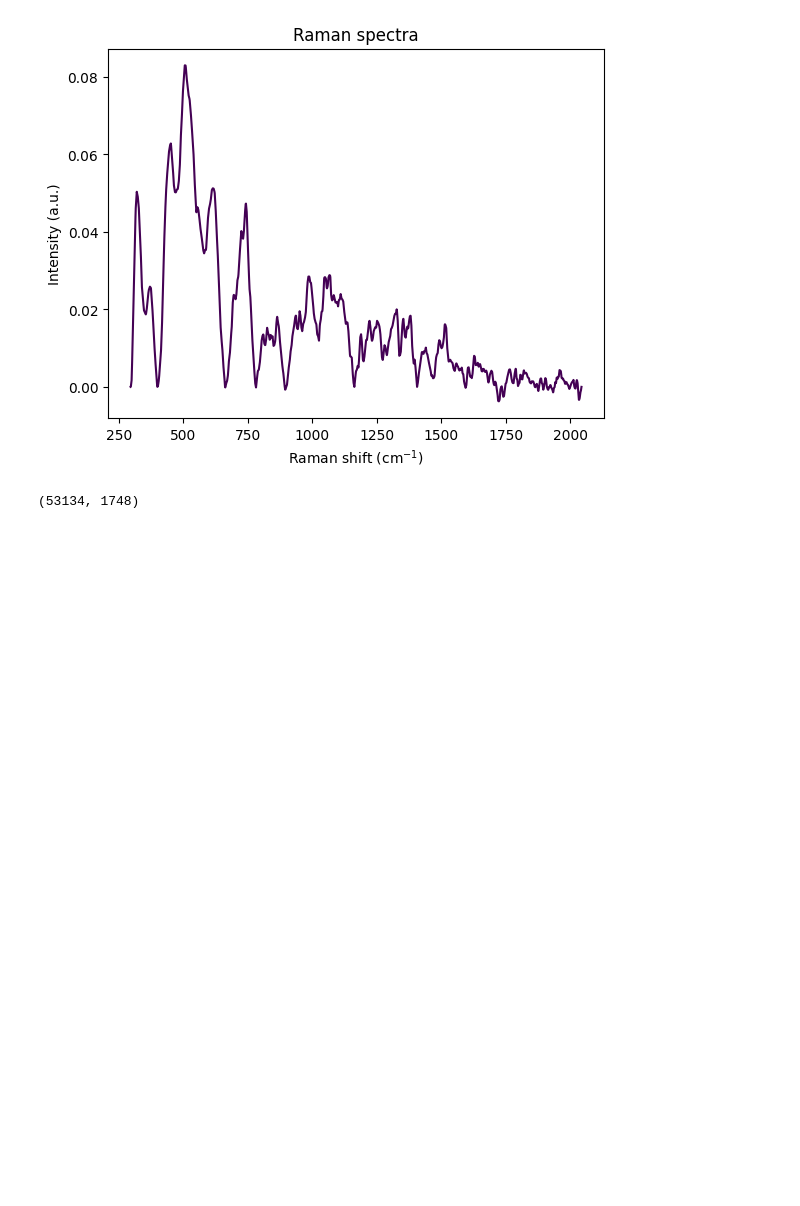
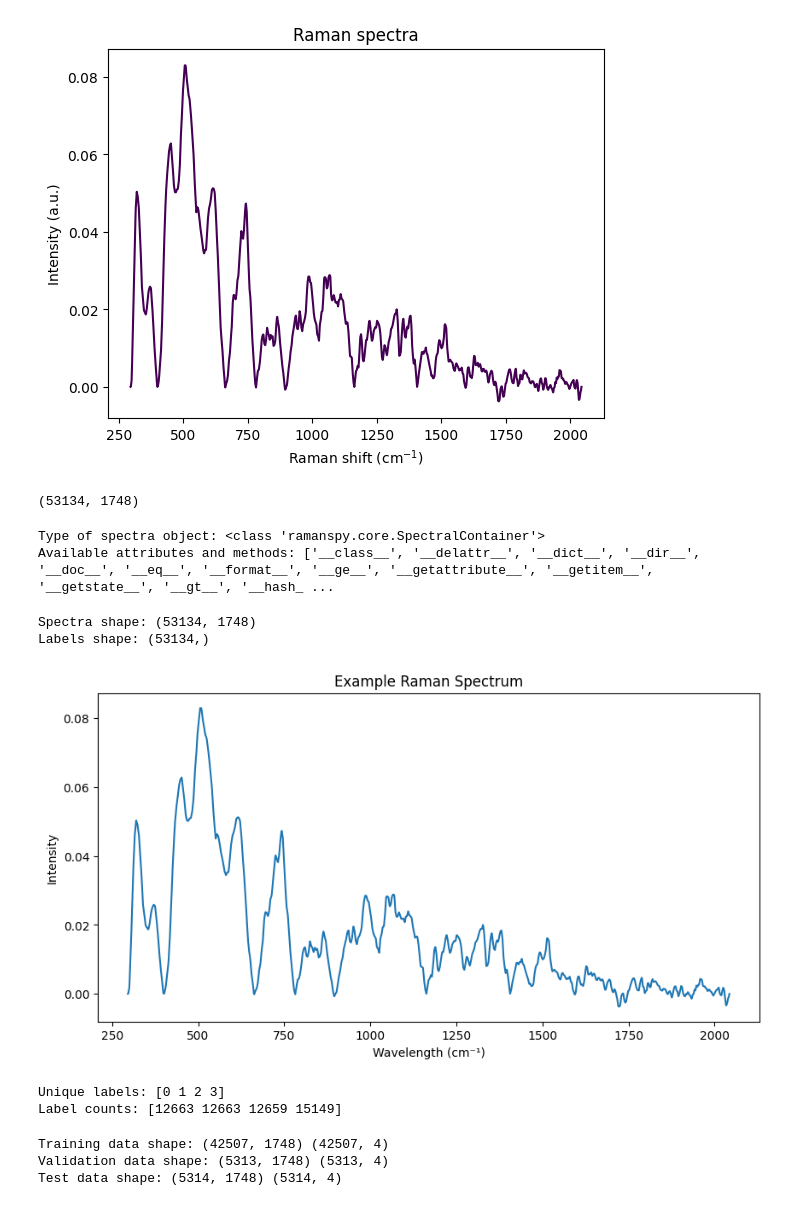
Before and after one commit to miko-L/raman, a Jupyter notebook: code/4_wheats.ipynb, the cells around one changed output. Drawn from its saved outputs; the diff is of its cells as text; code cells hidden in the pictures; blank space fills up the shorter version.

Commit message:
wheat finish

```diff
--- a/code/4_wheats.ipynb
+++ b/code/4_wheats.ipynb
@@ -17,3 +17,76 @@ spectra, labels, label_names = df_wheats
 spectra.spectral_data.shape
 # %% [output]
 (53134, 1748)
+# %%
+# Inspect the spectra object
+print("Type of spectra object:", type(spectra))
+print("Available attributes and methods:", dir(spectra))
+# %% [output]
+Type of spectra object: <class 'ramanspy.core.SpectralContainer'>
+Available attributes and methods: ['__class__', '__delattr__', '__dict__', '__dir__', '__doc__', '__eq__', '__format__', '__ge__', '__getattribute__', '__getitem__', '__getstate__', '__gt__', '__hash_ ...
+# %%
+import numpy as np
+import pandas as pd
+import matplotlib.pyplot as plt
+
+# Load the dataset
+df_wheats = rp.datasets.wheat_lines(file="../wheats/Data.mat")
+spectra, labels, label_names = df_wheats
+
+# Check the shape of the data
+print("Spectra shape:", spectra.spectral_data.shape)  # (53134, 1748)
+print("Labels shape:", labels.shape)  # (53134,)
+
+# Access wavelengths and spectral data
+wavelengths = spectra.spectral_axis  # Use the 'spectral_axis' attribute for wavelengths
+spectral_data = spectra.spectral_data  # Use the 'spectral_data' attribute for spectral data
+
+# Plot an example spectrum
+plt.figure(figsize=(10, 5))
+plt.plot(wavelengths, spectral_data[0])
+plt.xlabel("Wavelength (cm⁻¹)")
+plt.ylabel("Intensity")
+plt.title("Example Raman Spectrum")
+plt.show()
+
+# Check the unique labels and their counts
+unique_labels, counts = np.unique(labels, return_counts=True)
+print("Unique labels:", unique_labels)
+print("Label counts:", counts)
+# %% [output]
+Spectra shape: (53134, 1748)
+Labels shape: (53134,)
+[figure, added]
+Unique labels: [0 1 2 3]
+Label counts: [12663 12663 12659 15149]
+# %%
+from sklearn.model_selection import train_test_split
+from sklearn.preprocessing import StandardScaler, LabelEncoder
+from tensorflow.keras.utils import to_categorical
+
+# Encode the labels into integers
+label_encoder = LabelEncoder()
+labels_encoded = label_encoder.fit_transform(labels)
+
+# Convert the encoded labels to one-hot encoding
+num_classes = len(label_encoder.classes_)
+labels_one_hot = to_categorical(labels_encoded, num_classes=num_classes)
+
+# Split the data into training (80%), validation (10%), and test (10%) sets
+X_train, X_temp, y_train, y_temp = train_test_split(spectra.spectral_data, labels_one_hot, test_size=0.2, random_state=42)
+X_val, X_test, y_val, y_test = train_test_split(X_temp, y_temp, test_size=0.5, random_state=42)
+
+# Standardize the spectral data
+scaler = StandardScaler()
+X_train = scaler.fit_transform(X_train)
+X_val = scaler.transform(X_val)
+X_test = scaler.transform(X_test)
+
+# Print the shapes of the datasets
+print("Training data shape:", X_train.shape, y_train.shape)
+print("Validation data shape:", X_val.shape, y_val.shape)
+print("Test data shape:", X_test.shape, y_test.shape)
+# %% [output]
+Training data shape: (42507, 1748) (42507, 4)
+Validation data shape: (5313, 1748) (5313, 4)
+Test data shape: (5314, 1748) (5314, 4)
```
Also changed, not shown: parts of 4 cells of this notebook.
